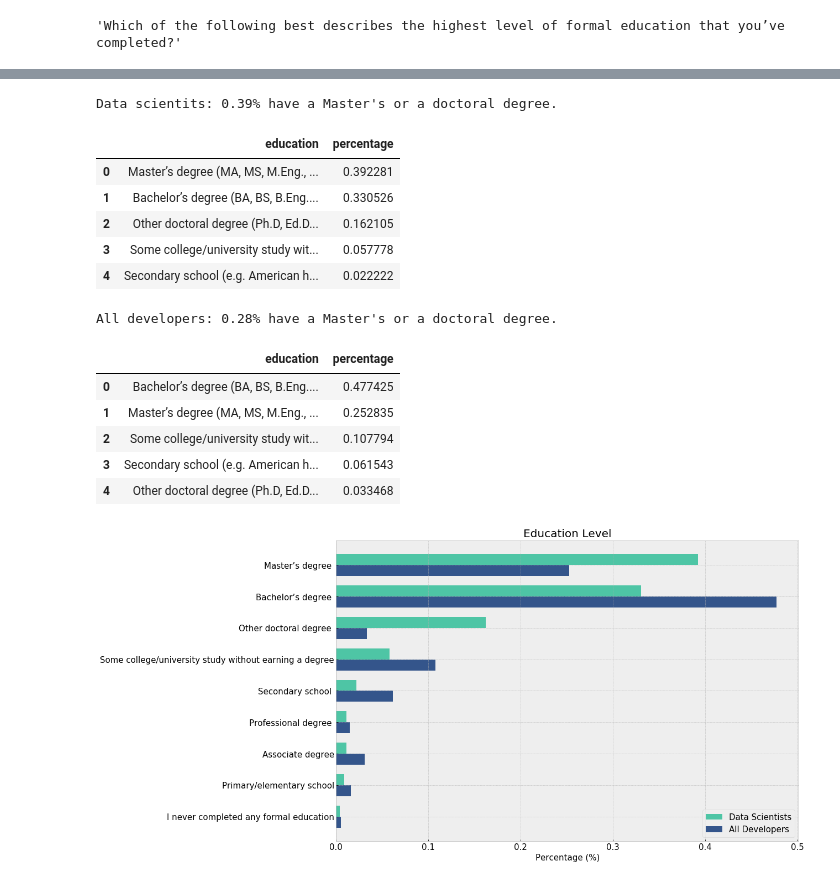
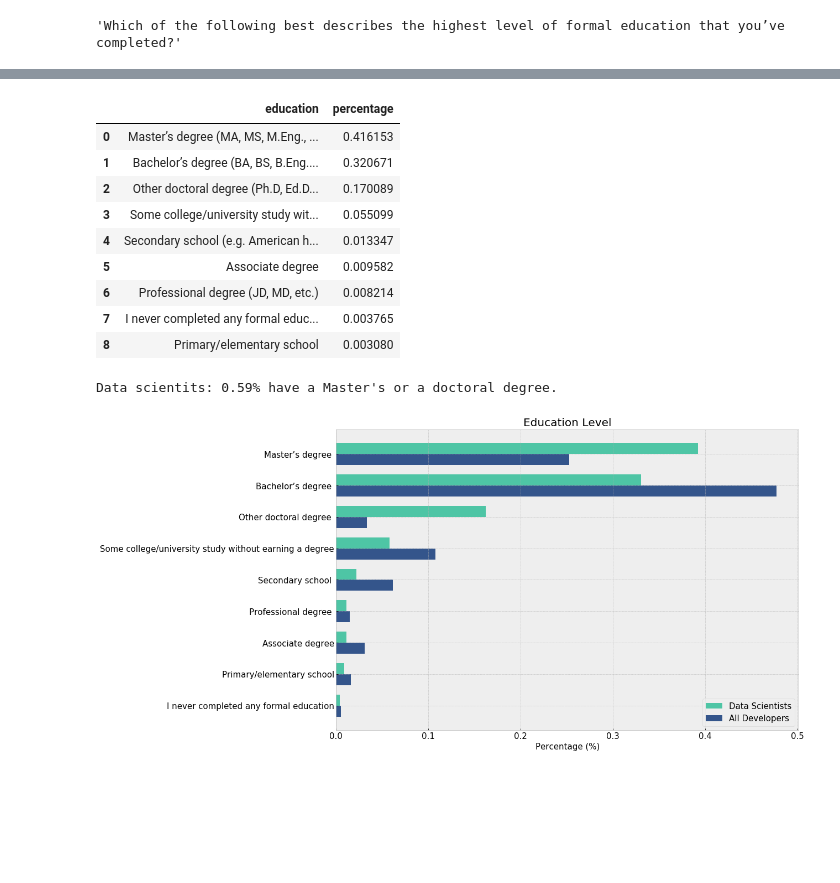
Before and after one commit to leedah/data-scientists-stackoverflow-analysis, a Jupyter notebook: Stackoverflow 2019 Survey.ipynb, the cells around one changed output, grey strips where cells are left out. Saved outputs shown, nothing was run; the diff lists cells and outputs as text; code cells hidden in the pictures; blank space fills up the shorter version.

```diff
--- a/Stackoverflow 2019 Survey.ipynb
+++ b/Stackoverflow 2019 Survey.ipynb
@@ -417,34 +442,21 @@ get_description('EdLevel')
+# %%
+df_edu_data
+# %% [output]
+|  | education | percentage |
+| 0 | Master’s degree (MA, MS, M.Eng., ... | 0.416153 |
+| 1 | Bachelor’s degree (BA, BS, B.Eng.... | 0.320671 |
+| 2 | Other doctoral degree (Ph.D, Ed.D... | 0.170089 |
+| 3 | Some college/university study wit... | 0.055099 |
+| 4 | Secondary school (e.g. American h... | 0.013347 |
+| 5 | Associate degree | 0.009582 |
+| 6 | Professional degree (JD, MD, etc.) | 0.008214 |
+| 7 | I never completed any formal educ... | 0.003765 |
+| 8 | Primary/elementary school | 0.003080 |
 # %%
-#Provide a pandas series of the counts for each FormalEducation status
-
-ed_vals_data = df_ds['EdLevel'].value_counts(normalize=True);
-ed_vals = df['EdLevel'].value_counts(normalize=True);
-
-df_edu_data = ed_vals_data.rename_axis('education').reset_index(name='percentage')
-high_edu_data = df_edu_data['percentage'][1]+df_edu_data['percentage'][3]
+high_edu_data = df_edu_data['percentage'][0] + df_edu_data['percentage'][2]
 print("Data scientits: {:.2f}% have a Master's or a doctoral degree.".format(high_edu_data))
-df_edu_data.head()
 # %% [output]
-Data scientits: 0.39% have a Master's or a doctoral degree.
+Data scientits: 0.59% have a Master's or a doctoral degree.
-|  | education | percentage |
-| 0 | Master’s degree (MA, MS, M.Eng., ... | 0.392281 |
-| 1 | Bachelor’s degree (BA, BS, B.Eng.... | 0.330526 |
-| 2 | Other doctoral degree (Ph.D, Ed.D... | 0.162105 |
-| 3 | Some college/university study wit... | 0.057778 |
-| 4 | Secondary school (e.g. American h... | 0.022222 |
-# %%
-df_edu = ed_vals.rename_axis('education').reset_index(name='percentage')
-high_edu = df_edu['percentage'][1]+df_edu['percentage'][5]
-print("All developers: {:.2f}% have a Master's or a doctoral degree.".format(high_edu))
-df_edu.head()
-# %% [output]
-All developers: 0.28% have a Master's or a doctoral degree.
-|  | education | percentage |
-| 0 | Bachelor’s degree (BA, BS, B.Eng.... | 0.477425 |
-| 1 | Master’s degree (MA, MS, M.Eng., ... | 0.252835 |
-| 2 | Some college/university study wit... | 0.107794 |
-| 3 | Secondary school (e.g. American h... | 0.061543 |
-| 4 | Other doctoral degree (Ph.D, Ed.D... | 0.033468 |
 # %%
 graph_df = compare(df_ds, df, 'EdLevel')
 compare_plot(graph_df, 'Education Level', "plots/edu.png", parentheses=False)
```
Also changed, not shown: parts of 11 cells of this notebook.
